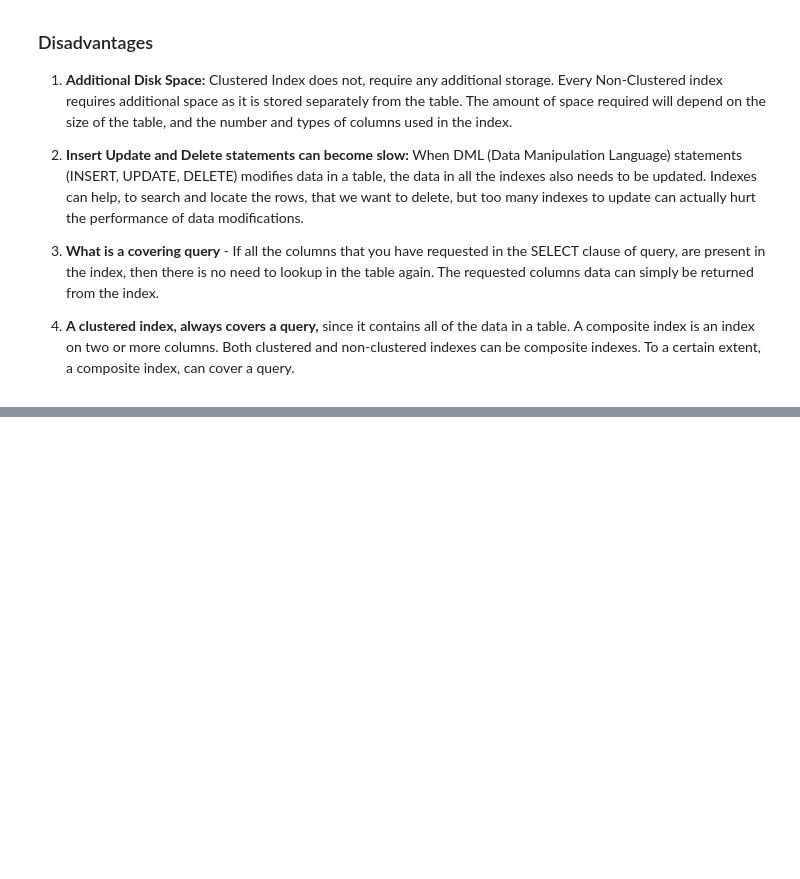
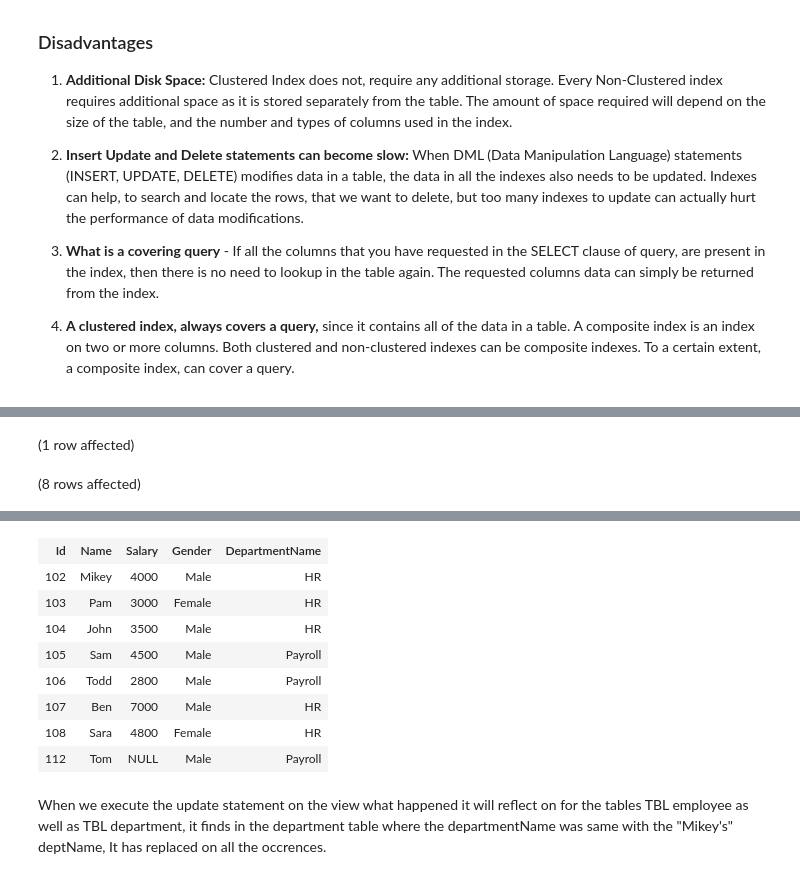
Before and after one commit to kanhaiya-bhayana-inc/Sql-server, a Jupyter notebook: Notebook 2 - Sql Server.ipynb, the cells around one changed output, grey strips where cells are left out. Saved outputs shown, nothing was run; the diff lists cells and outputs as text; code cells hidden in the pictures; blank space fills up the shorter version.

```diff
--- a/Notebook 2 - Sql Server.ipynb
+++ b/Notebook 2 - Sql Server.ipynb
@@ -1041,0 +1191,8 @@ UNIQUENESS is a property of an Index, and both CLUSTERED and NON-CLUSTERED index
+# %%
+UPDATE vwEmployeesByDepartment
+SET DepartmentName='HR' WHERE Name = 'Mikey'
+
+SELECT * FROM vwEmployeesByDepartment
+# %% [output]
+(1 row affected)
+(8 rows affected)
@@ -1041,0 +1200,11 @@ UNIQUENESS is a property of an Index, and both CLUSTERED and NON-CLUSTERED index
+| Id | Name | Salary | Gender | DepartmentName |
+| 102 | Mikey | 4000 | Male | HR |
+| 103 | Pam | 3000 | Female | HR |
+| 104 | John | 3500 | Male | HR |
+| 105 | Sam | 4500 | Male | Payroll |
+| 106 | Todd | 2800 | Male | Payroll |
+| 107 | Ben | 7000 | Male | HR |
+| 108 | Sara | 4800 | Female | HR |
+| 112 | Tom | NULL | Male | Payroll |
+# %% [markdown]
+When we execute the update statement on the view what happened it will reflect on for the tables TBL employee as well as TBL department, it finds in the department table where the departmentName was same with the "Mikey's" deptName, It has replaced on all the occrences.
```
Also changed, not shown: parts of 17 cells of this notebook.
